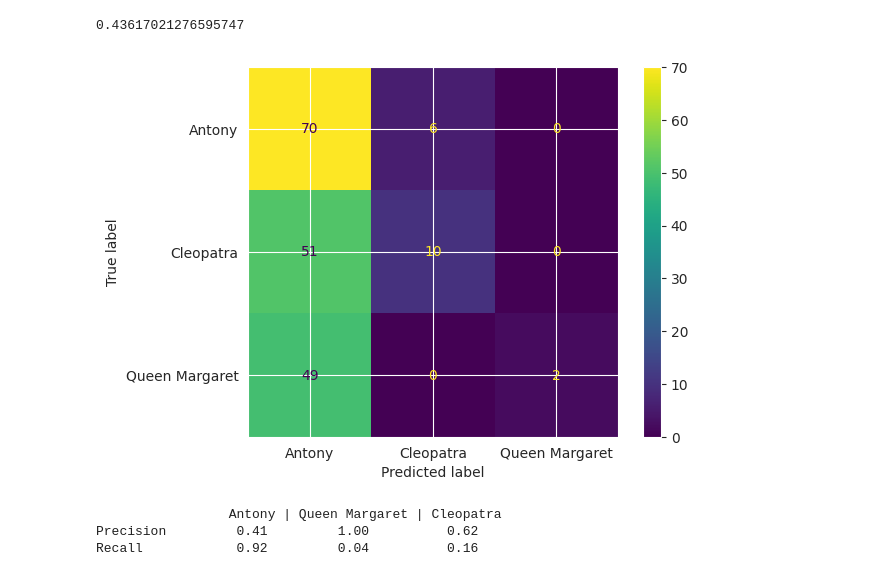
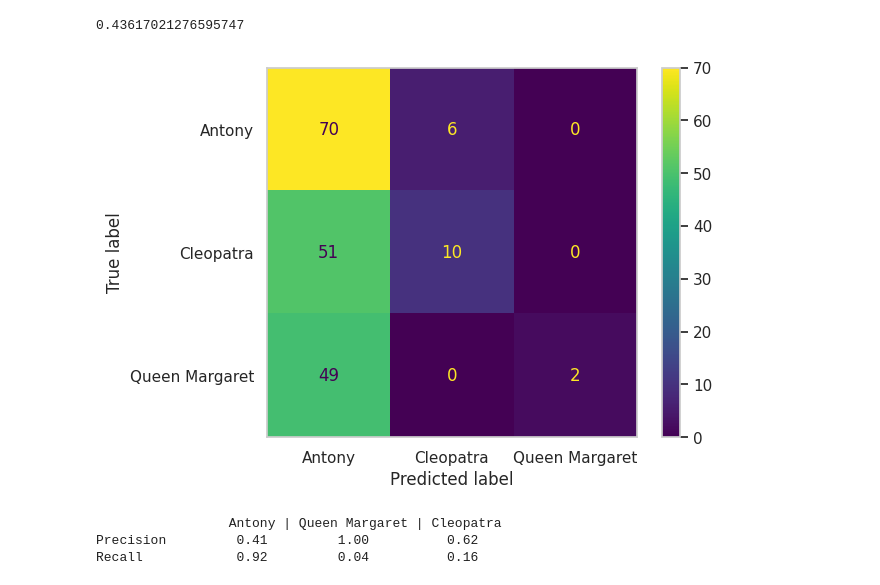
Before and after one commit to luchymd89/introcd, a Jupyter notebook: Tarea_2/shakespeare_tarea_2.ipynb, the cells around one changed output. Drawn from its saved outputs; the diff is of its cells as text; code cells hidden in the pictures.

```diff
--- a/Tarea_2/shakespeare_tarea_2.ipynb
+++ b/Tarea_2/shakespeare_tarea_2.ipynb
@@ -32,7 +32,7 @@ from sklearn.preprocessing import StandardScaler
 from sklearn.pipeline import Pipeline
 from sklearn.linear_model import SGDClassifier
 
-sns.set_theme(style="whitegrid")
+sns.set_style("whitegrid", {'axes.grid' : True})
 # %% [markdown]
 ## Conexión a la Base y Lectura de Datos
 # %%
@@ -603,10 +610,12 @@ get_accuracy(y_test, y_test_pred)
 # %% [output]
 0.43617021276595747
 # %%
+sns.set_style("whitegrid", {'axes.grid' : False})
+
 disp = ConfusionMatrixDisplay.from_predictions(y_test, y_test_pred)
 #disp.plot()
 # %% [output]
-[figure, old version]
+[figure, new version]
 # %%
 def precision(y_true, y_pred, label):
     yt = (y_true == label)
```
Also changed, not shown: parts of 11 cells of this notebook.
